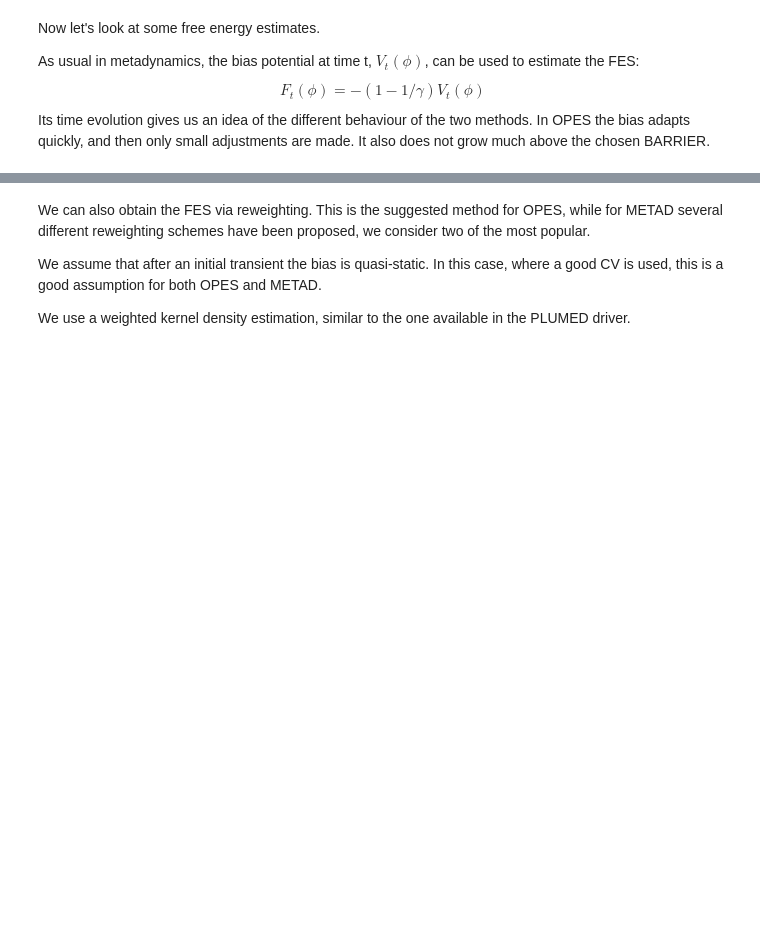
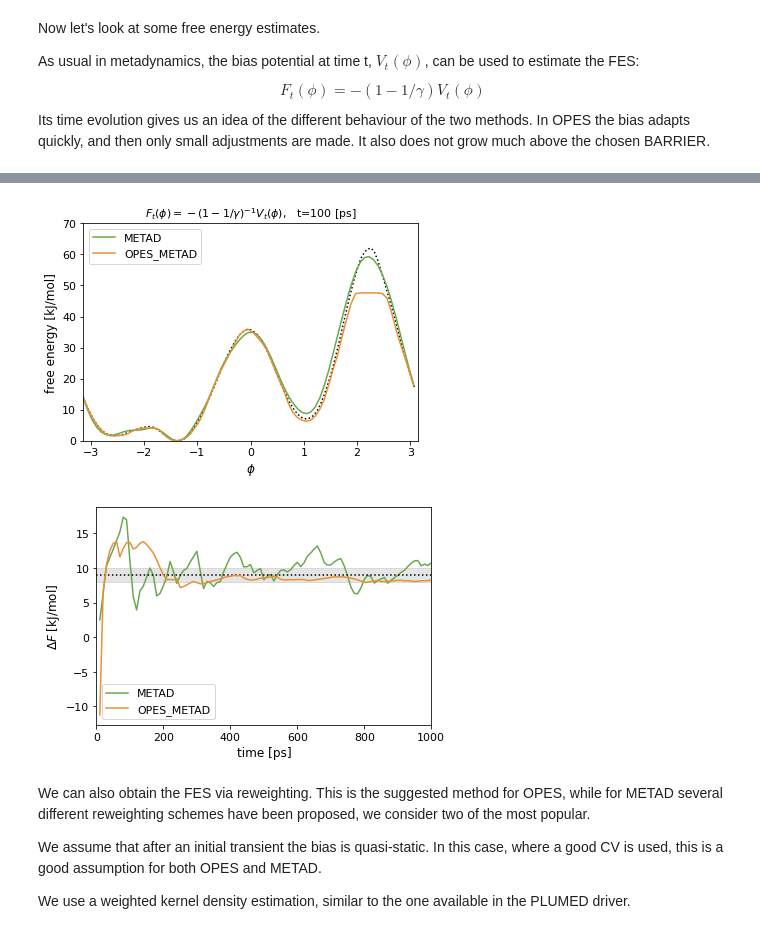
Before and after one commit to invemichele/masterclass-22-03, a Jupyter notebook: notebooks/2-opes_metad.ipynb, the cells around one changed output, grey strips where cells are left out. Cells and saved outputs as stored; diff of their text form; code cells hidden in the pictures; blank space fills up the shorter version.

```diff
--- a/notebooks/2-opes_metad.ipynb
+++ b/notebooks/2-opes_metad.ipynb
@@ -184,3 +163,51 @@ for i in range(100):
+# %%
+#Let's see how the bias evolves in time
+stride_fes = 10
+tot_time = colvars['opes']['time'].max()
+tot_fes = int(tot_time / stride_fes)
+time = colvars['opes']['time'].to_numpy()[stride_fes::stride_fes]
+nbins = 75
+
+try:
+    grid_opes = plumed.read_as_pandas(folder_%'opes'+f'fes_running/fes_{tot_fes}.dat', usecols=[0]).to_numpy()
+except:
+    myfolder = folder_%'opes'
+    !mkdir {myfolder}fes_running
+    !{root_path}scripts/FES_from_State.py --state {myfolder}STATE --temp {T0} --all_stored --bin {nbins} -o {myfolder}fes_running/
+    grid_opes = plumed.read_as_pandas(folder_%'opes'+f'fes_running/fes_{tot_fes}.dat', usecols=[0]).to_numpy()
+try:
+    grid_metad = plumed.read_as_pandas(folder_%'metad'+f'fes_running/fes_{tot_fes}.dat', usecols=[0]).to_numpy()
+except:
+    myfolder = folder_%'metad'
+    !mkdir {myfolder}fes_running
+    !plumed sum_hills --hills {myfolder}HILLS --mintozero --bin {nbins} --outfile {myfolder}fes_running/fes_ --stride {stride_fes}
+    for i in reversed(range(tot_fes)): #fes_{tot_fes-1}.dat and fes_{tot_fes}.dat are equal
+        !mv {myfolder}fes_running/fes_{i}.dat {myfolder}fes_running/fes_{i+1}.dat
+    grid_metad = plumed.read_as_pandas(folder_%'metad'+f'fes_running/fes_{tot_fes}.dat', usecols=[0]).to_numpy()
+
+#calculate deltaFs, load and plot FESs
+deltaF_metad = np.empty(tot_fes)
+deltaF_opes = np.empty(tot_fes)
+for i in range(tot_fes):
+    clear_output(wait=True)
+    fes_metad = plumed.read_as_pandas(folder_%'metad'+f'fes_running/fes_{i+1}.dat', usecols=[1]).to_numpy()
+    deltaF_metad[i] = calcDeltaF(fes_metad, grid_metad<0, kbt=KBT)
+    fes_opes = plumed.read_as_pandas(folder_%'opes'+f'fes_running/fes_{i+1}.dat', usecols=[1]).to_numpy()
+    deltaF_opes[i] = calcDeltaF(fes_opes, grid_opes<0, kbt=KBT)
+    plt.title(f'$F_t(\phi)=-(1-1/\gamma)^{{-1}}V_t(\phi)$,   t={i+1} [ps]')
+    plot_fes1D(grid_metad, fes_metad, color=colors['metad'], label=labels['metad'], reference=True)
+    plot_fes1D(grid_opes, fes_opes, color=colors['opes'], label=labels['opes'])
+    plt.legend(loc='upper left')
+    plt.show()
+
+#plot deltaFs
+plot_deltaF(time, deltaF_metad, color=colors['metad'], label=labels['metad'], reference=True)
+plot_deltaF(time, deltaF_opes, color=colors['opes'], label=labels['opes'])
+plt.legend()
+plt.show()
+# %% [output]
+[figure, added]
+[figure, added]
 # %% [markdown]
 We can also obtain the FES via reweighting. This is the suggested method for OPES, while for METAD several different reweighting schemes have been proposed, we consider two of the most popular.
 
```
Also changed, not shown: parts of 14 cells of this notebook, 8 other files.
